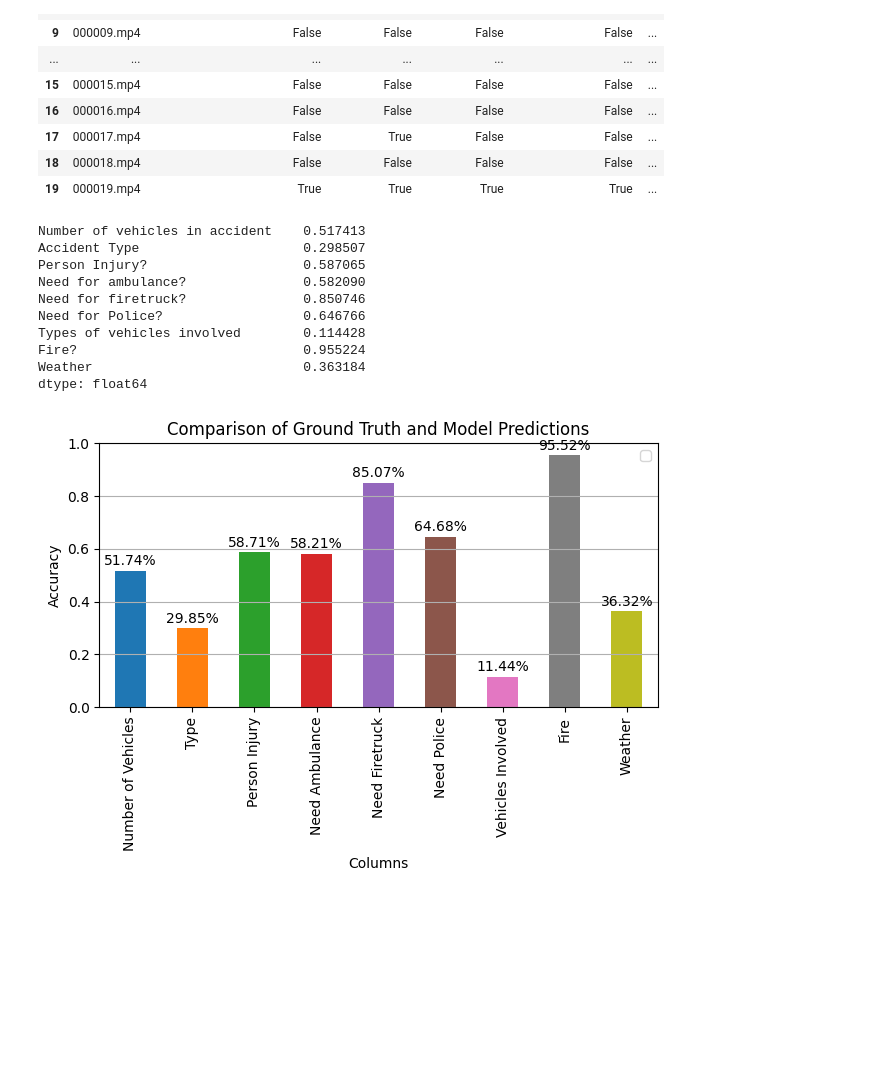
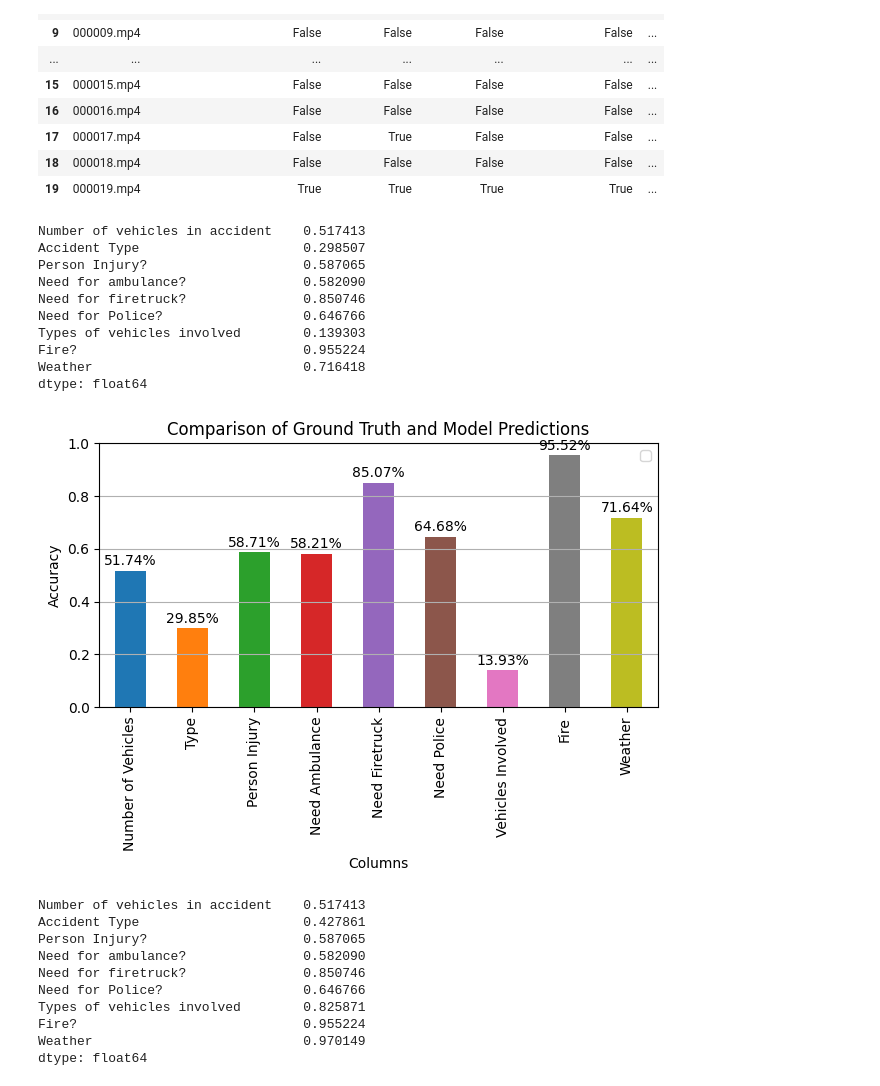
Before and after one commit to Silverasdf/extracted_frames_sheets, a Jupyter notebook: check_ground_truths.ipynb, the cells around one changed output. Drawn from its saved outputs; the diff is of its cells as text; code cells hidden in the pictures; blank space fills up the shorter version.

Commit message:
More work done on checking ground truths

```diff
--- a/check_ground_truths.ipynb
+++ b/check_ground_truths.ipynb
@@ -85,10 +85,12 @@ def clean_df(df):
                 weather_occurred.append(weather)
         df.at[index, 'Weather'] = weather_occurred if weather_occurred else ['other']
     #if the column just has "day" or "night", add "clear" to the list
-    #df['Weather'] = df['Weather'].apply(lambda x: x + ['clear'] if 'day' in x or 'night' in x else x)
+    df['Weather'] = df['Weather'].apply(lambda x: x + ['clear'] if x == ["day"] or x == ["night"] else x)
+    #Sort the lists in the Weather column
+    df['Weather'] = df['Weather'].apply(lambda x: sorted(x))
 
     vehicle_types = ['car', 'truck', 'bus', 'motorcycle', 'motorbike', 'bicycle', 'bike', 'pedestrian', 'suv', 'van', 'sedan', '18wheeler', 'hatchback', 'semi', 'taxi']
-    df['Types of vehicles involved'] = df['Types of vehicles involved'].astype(str).replace('car', 'sedan').replace('hatchback', 'sedan').replace('taxi', 'sedan').replace('motorbike', 'motorcycle').replace('bike', 'bicycle').replace('pickup', 'truck').replace('semi', '18wheeler').replace('suv', 'van')
+    df['Types of vehicles involved'] = df['Types of vehicles involved'].astype(str).apply(lambda x: x.replace('car', 'sedan').replace('hatchback', 'sedan').replace('taxi', 'sedan').replace('motorbike', 'motorcycle').replace('bike', 'bicycle').replace('pickup', 'truck').replace('semi', '18wheeler').replace('suv', 'van'))
 
     for index, row in df.iterrows():
         vehicles_occurred = []
@@ -189,7 +191,7 @@ combined_df.head()
 # %%
 #Now, let's compare to the ground truth dataframe
 
-def compare_dfs(expected_df, actual_df):
+def compare_dfs(expected_df, actual_df, forgiving = False):
     comparison = expected_df.copy()
     # Filter out the filename column to only contain filename columns that are in BOTH
     comparison = comparison[comparison['filename'].isin(actual_df['filename'])]
@@ -198,13 +200,17 @@ def compare_dfs(expected_df, actual_df):
     for col in expected_df.columns:
         if col == 'filename':
             continue
-        if expected_df[col].dtype == 'object':
+        if (col == "Types of vehicles involved" or col == "Accident Type" or col == "Weather") and forgiving:
+            # Let's say that it is correct if the ground truth matches one of the values correctly, so do an intersection of sets and check if it is not empty
+            intersection = expected_df[col].apply(lambda x: set(x) if isinstance(x, list) else set([x])) & actual_df[col].apply(lambda x: set(x) if isinstance(x, list) else set([x]))
+            comparison[col] = intersection
+        elif expected_df[col].dtype == 'object':
             comparison[col] = expected_df[col] == actual_df[col]
         else:
             comparison[col] = expected_df[col].astype(str) == actual_df[col].astype(str)
     return comparison
 # %%
-compare_df = compare_dfs(cleaned_ground_truth_df, combined_df)
+compare_df = compare_dfs(cleaned_ground_truth_df, combined_df, forgiving=False)
 compare_df.head(20)
 # %% [output]
 |  | filename | Number of vehicles in accident | Accident Type | Person Injury? | Need for ambulance? | ... |
@@ -228,38 +234,54 @@ compare_df.head(20)
 #Create a bar plot of the comparison results, showing the percentage of correct answers for each column
 import matplotlib.pyplot as plt
 
-def plot_comparison_results(comparison_df):
+def plot_comparison_results(comparison_df, forgiving=False):
     #drop the filename column for accuracy
     accuracy = comparison_df.drop(columns=['filename', 'Low Res/Bad Footage?']).mean()
     print(accuracy)
     # Different colors for each column
     colors = ['#1f77b4', '#ff7f0e', '#2ca02c', '#d62728', '#9467bd', '#8c564b', '#e377c2', '#7f7f7f', '#bcbd22', '#17becf']
     accuracy.plot(kind='bar', color=colors)
-    plt.title('Comparison of Ground Truth and Model Predictions')
+    if forgiving:
+        plt.title('Comparison of Ground Truth and Model Predictions (Forgiving Mode)')
+    else:
+        plt.title('Comparison of Ground Truth and Model Predictions')
     # x-ticks with shorter labels that I will create
     xlabels = ["Number of Vehicles", "Type", "Person Injury", "Need Ambulance", "Need Firetruck", "Need Police", "Vehicles Involved", "Fire", "Weather"]
     plt.xticks(ticks=range(len(accuracy)), labels=xlabels, rotation=90)
     plt.xlabel('Columns')
     plt.ylabel('Accuracy')
     plt.ylim(0, 1)
     #include their percentage in the bar
     for i, v in enumerate(accuracy):
         plt.text(i, v + 0.01, f"{v:.2%}", ha='center', va='bottom')
     plt.tight_layout()
     plt.grid(axis='y')
     plt.legend()
     plt.show()
 
-plot_comparison_results(compare_df)
+plot_comparison_results(compare_df, forgiving=False)
+
+forgiving_compare_df = compare_dfs(cleaned_ground_truth_df, combined_df, forgiving=True)
+plot_comparison_results(forgiving_compare_df, forgiving=True)
 # %% [output]
 Number of vehicles in accident    0.517413
 Accident Type                     0.298507
 Person Injury?                    0.587065
 Need for ambulance?               0.582090
 Need for firetruck?               0.850746
 Need for Police?                  0.646766
-Types of vehicles involved        0.114428
+Types of vehicles involved        0.139303
 Fire?                             0.955224
-Weather                           0.363184
+Weather                           0.716418
 dtype: float64
-[figure, old version]
+[figure, new version]
+Number of vehicles in accident    0.517413
+Accident Type                     0.427861
+Person Injury?                    0.587065
+Need for ambulance?               0.582090
+Need for firetruck?               0.850746
+Need for Police?                  0.646766
+Types of vehicles involved        0.825871
+Fire?                             0.955224
+Weather                           0.970149
+dtype: float64
```
Also changed, not shown: parts of 4 cells of this notebook, 1 other file.
